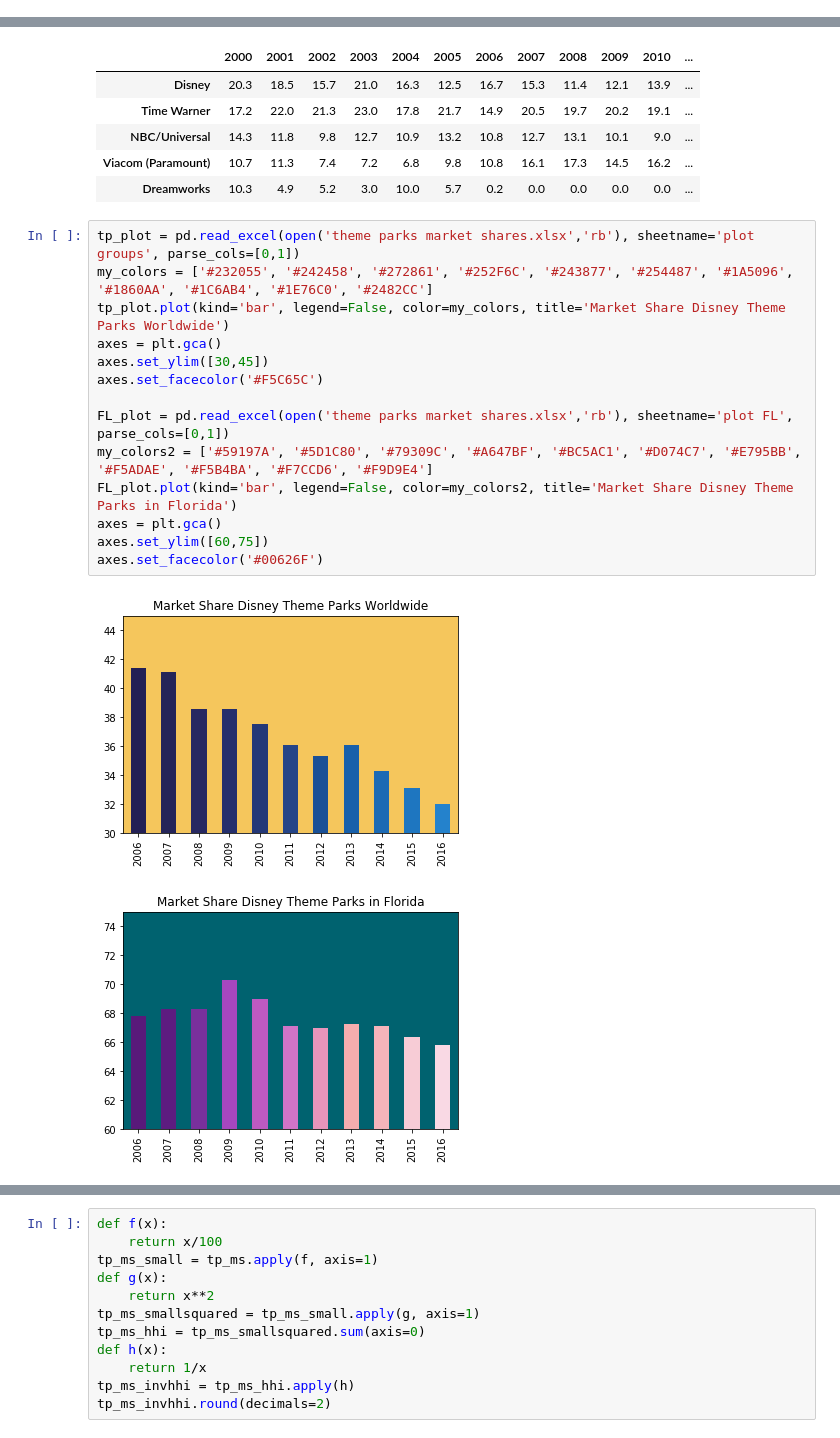
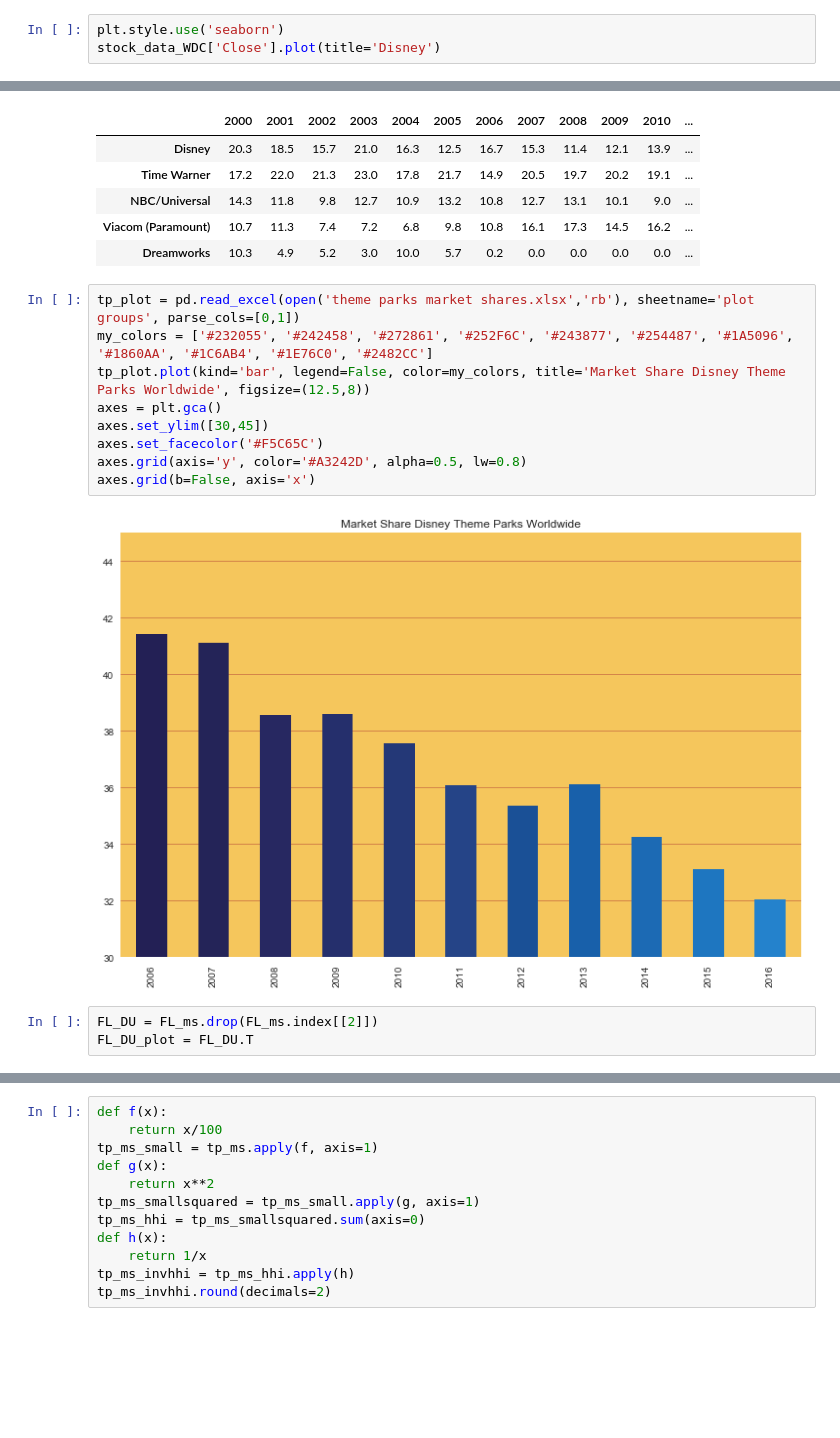
Before and after one commit to RobertHamberg/zooi, a Jupyter notebook: WDC.ipynb, the cells around one changed output, grey strips where cells are left out. Drawn from its saved outputs; the diff is of its cells as text; blank space fills up the shorter version.

```diff
--- a/WDC.ipynb
+++ b/WDC.ipynb
@@ -25,0 +45,3 @@ stock_data_WDC['Close'].plot(title='Disney')
+# %%
+plt.style.use('seaborn')
+stock_data_WDC['Close'].plot(title='Disney')
@@ -47,17 +75,14 @@ fs_ms.head()
 # %%
 tp_plot = pd.read_excel(open('theme parks market shares.xlsx','rb'), sheetname='plot groups', parse_cols=[0,1])
 my_colors = ['#232055', '#242458', '#272861', '#252F6C', '#243877', '#254487', '#1A5096', '#1860AA', '#1C6AB4', '#1E76C0', '#2482CC']
-tp_plot.plot(kind='bar', legend=False, color=my_colors, title='Market Share Disney Theme Parks Worldwide')
+tp_plot.plot(kind='bar', legend=False, color=my_colors, title='Market Share Disney Theme Parks Worldwide', figsize=(12.5,8))
 axes = plt.gca()
 axes.set_ylim([30,45])
 axes.set_facecolor('#F5C65C')
-
-FL_plot = pd.read_excel(open('theme parks market shares.xlsx','rb'), sheetname='plot FL', parse_cols=[0,1])
-my_colors2 = ['#59197A', '#5D1C80', '#79309C', '#A647BF', '#BC5AC1', '#D074C7', '#E795BB', '#F5ADAE', '#F5B4BA', '#F7CCD6', '#F9D9E4']
-FL_plot.plot(kind='bar', legend=False, color=my_colors2, title='Market Share Disney Theme Parks in Florida')
-axes = plt.gca()
-axes.set_ylim([60,75])
-axes.set_facecolor('#00626F')
+axes.grid(axis='y', color='#A3242D', alpha=0.5, lw=0.8)
+axes.grid(b=False, axis='x')
 # %% [output]
-[figure, old version]
+[figure, new version]
-[figure, removed]
+# %%
+FL_DU = FL_ms.drop(FL_ms.index[[2]])
+FL_DU_plot = FL_DU.T
```
Also changed, not shown: parts of 14 cells of this notebook.
